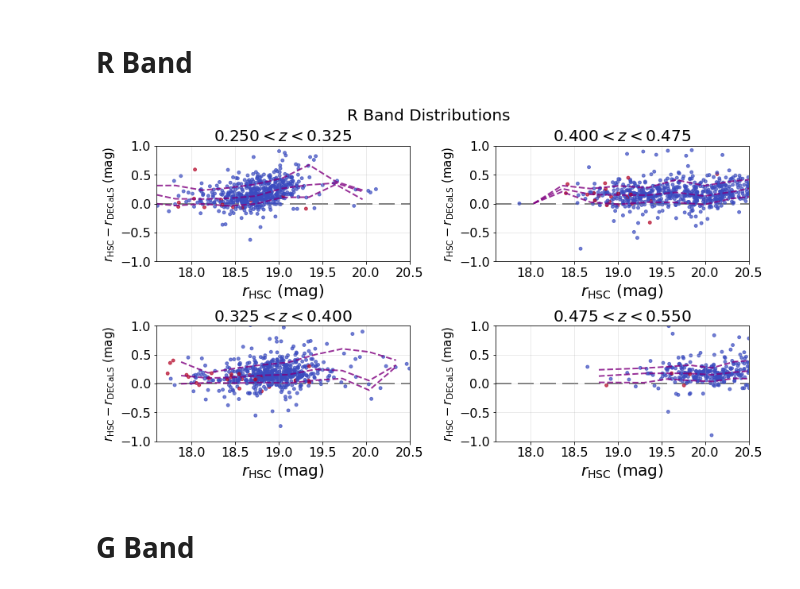
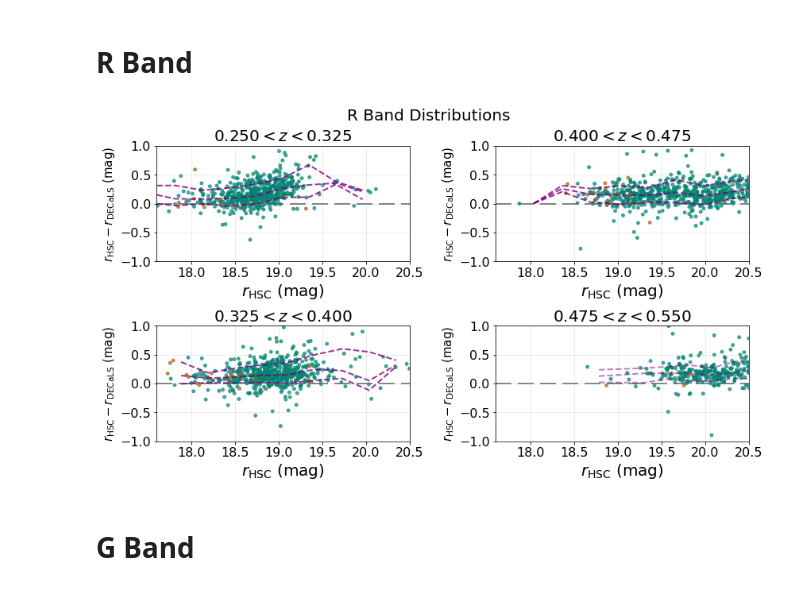
Before and after one commit to alexieleauthaud/2DMassiveGalaxies, a Jupyter notebook: catalog matching.ipynb, the cells around one changed output. Saved outputs shown, nothing was run; the diff lists cells and outputs as text; code cells hidden in the pictures.

Commit message:
color scheme alteration

```diff
--- a/catalog matching.ipynb
+++ b/catalog matching.ipynb
@@ -189,12 +194,12 @@ c_1 = [cc_use[i] for i in range(len(cc_use)) if (zz_use[i]<.325)]
 c_2 = [cc_use[i] for i in range(len(cc_use)) if ((zz_use[i]>.325) & (zz_use[i]<.400))]
 c_3 = [cc_use[i] for i in range(len(cc_use)) if ((zz_use[i] > .400) & (zz_use[i] < .475))]
 c_4 = [cc_use[i] for i in range(len(cc_use)) if (zz_use[i] > 0.475)]
+
+c = 'purple'
+c_k = BrBG_4_r.get_mpl_colormap()
 # %%
 fig, axarr = plt.subplots(2, 2)
 #fig.subplots_adjust(hspace=0.5)
-
-c = 'purple'
-c_k = cmaps.coolwarm
 
 total_bins = 10
 
@@ -281,34 +286,34 @@ axarr[1,1].plot(xx_binned,running_eighty_four,'--',c=c,linewidth=2.0,lw=4,alpha=
 #plt.scatter(xx_use,yy_use,color='k',alpha=.2,s=2)
 
 
 for (m,n), subplot in np.ndenumerate(axarr):
     subplot.set_xlim(17.6, 20.5)
     subplot.set_ylim(-1, 1)
 
     # zorder=0 puts the grid in the background
     subplot.grid(alpha=0.3, zorder=0)
 
     subplot.set_xlabel(r'$r_{\rm HSC}\ ({\rm mag})$', fontsize=20)
     subplot.set_ylabel(r'$r_{\rm HSC}-r_{\rm DECaLS}\ ({\rm mag})$',
                        fontsize=15)
 
     subplot.axhline(0.0, linewidth=2.0, alpha=0.5, c='k',
                     zorder=0, linestyle='--', dashes=(10, 4))
 
     for tick in subplot.xaxis.get_major_ticks():
         tick.label.set_fontsize(16)
     for tick in subplot.yaxis.get_major_ticks():
         tick.label.set_fontsize(16)
 
 plt.suptitle('R Band Distributions\n', fontsize=20)
 fig.tight_layout(rect=[0, 0.03, 1, 0.95])
 
 #cbar_ax = fig.add_axes([1, 0.15, 0.02, 0.7])
 #cbar = mpl.colorbar.ColorbarBase(cbar_ax, cmap=cmaps.magma, ticks=[0,1])
 #cbar.set_label("Stellar Masses (Solar Masses)", fontsize=15)
 #cbar.set_ticklabels([str(12), str(11)])
 # %% [output]
-[figure, old version]
+[figure, new version]
 # %%
 #put outliers RA and DEC into txt files
 percentile_abs = np.nanpercentile(abs(yy_use), 90)
```
Also changed, not shown: parts of 3 cells of this notebook.
